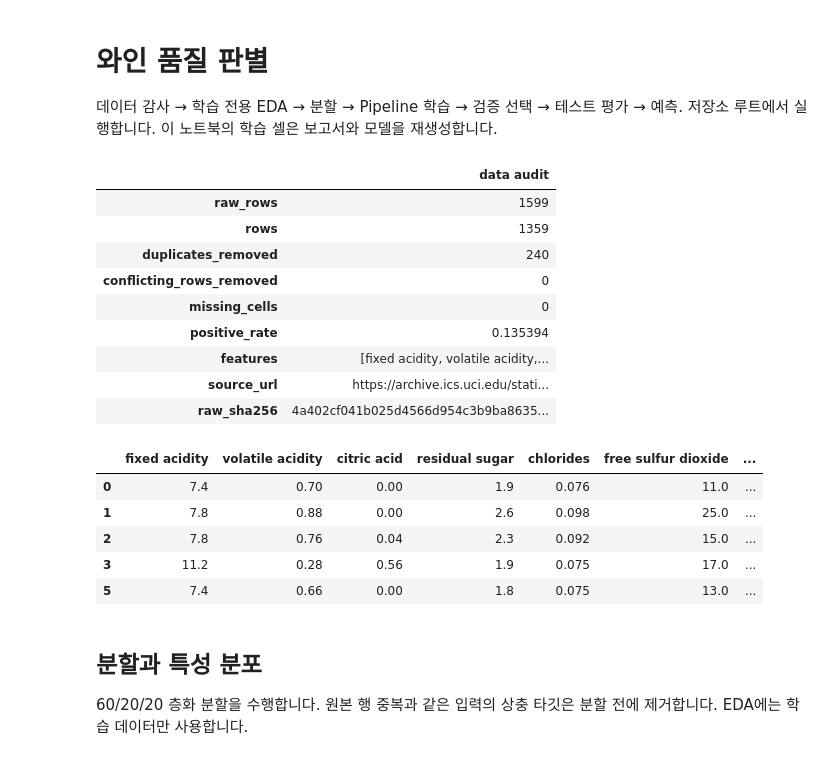
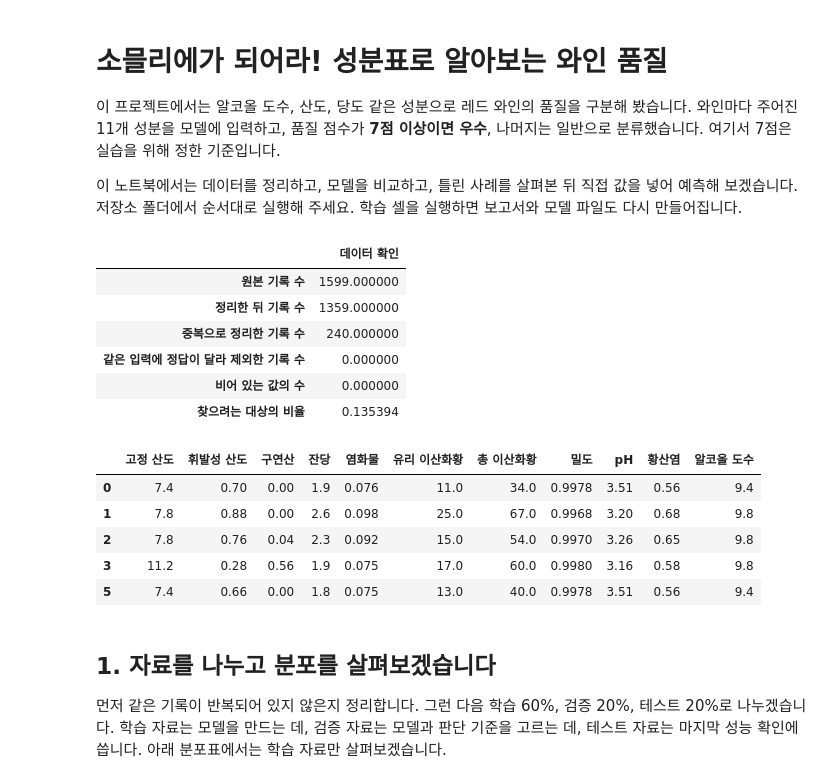
Before and after one commit to JHZZAng12/wine-quality-classifier, a Jupyter notebook: analysis.ipynb, the cells around one changed output. Drawn from its saved outputs; the diff is of its cells as text; code cells hidden in the pictures.

```diff
--- a/analysis.ipynb
+++ b/analysis.ipynb
@@ -1,38 +1,42 @@
 # %% [markdown]
-# 와인 품질 판별
+# 소믈리에가 되어라! 성분표로 알아보는 와인 품질
 
-데이터 감사 → 학습 전용 EDA → 분할 → Pipeline 학습 → 검증 선택 → 테스트 평가 → 예측. 저장소 루트에서 실행합니다. 이 노트북의 학습 셀은 보고서와 모델을 재생성합니다.
+이 프로젝트에서는 알코올 도수, 산도, 당도 같은 성분으로 레드 와인의 품질을 구분해 봤습니다. 와인마다 주어진 11개 성분을 모델에 입력하고, 품질 점수가 **7점 이상이면 우수**, 나머지는 일반으로 분류했습니다. 여기서 7점은 실습을 위해 정한 기준입니다.
+
+이 노트북에서는 데이터를 정리하고, 모델을 비교하고, 틀린 사례를 살펴본 뒤 직접 값을 넣어 예측해 보겠습니다. 저장소 폴더에서 순서대로 실행해 주세요. 학습 셀을 실행하면 보고서와 모델 파일도 다시 만들어집니다.
 # %%
 from pathlib import Path
 import json
 import pandas as pd
 from IPython.display import display, Image, Markdown
 from train import load_data, split_data, train
 from predict import predict
+from reporting import (FEATURE_LABELS, METRIC_LABELS, comparison_for_readers,
+                       importance_for_readers, errors_for_readers)
 import joblib
+
+# 입력에 쓰는 영문 열 이름은 유지하고, 표를 보여 줄 때만 한국어 이름을 붙입니다.
 X, y, audit = load_data()
-display(pd.Series(audit).to_frame("data audit"))
-display(X.head())
+audit_labels = {'raw_rows':'원본 기록 수', 'rows':'정리한 뒤 기록 수', 'duplicates_removed':'중복으로 정리한 기록 수', 'conflicting_rows_removed':'같은 입력에 정답이 달라 제외한 기록 수', 'missing_cells':'비어 있는 값의 수', 'positive_rate':'찾으려는 대상의 비율'}
+display(pd.Series({label:audit[key] for key,label in audit_labels.items()}).to_frame('데이터 확인'))
+display(X.head().rename(columns=FEATURE_LABELS))
 # %% [output]
-|  | data audit |
-| raw_rows | 1599 |
-| rows | 1359 |
-| duplicates_removed | 240 |
-| conflicting_rows_removed | 0 |
-| missing_cells | 0 |
-| positive_rate | 0.135394 |
-| features | [fixed acidity, volatile acidity,... |
-| source_url | https://archive.ics.uci.edu/stati... |
-| raw_sha256 | 4a402cf041b025d4566d954c3b9ba8635... |
+|  | 데이터 확인 |
+| 원본 기록 수 | 1599.000000 |
+| 정리한 뒤 기록 수 | 1359.000000 |
+| 중복으로 정리한 기록 수 | 240.000000 |
+| 같은 입력에 정답이 달라 제외한 기록 수 | 0.000000 |
+| 비어 있는 값의 수 | 0.000000 |
+| 찾으려는 대상의 비율 | 0.135394 |
-|  | fixed acidity | volatile acidity | citric acid | residual sugar | chlorides | free sulfur dioxide | ... |
-| 0 | 7.4 | 0.70 | 0.00 | 1.9 | 0.076 | 11.0 | ... |
-| 1 | 7.8 | 0.88 | 0.00 | 2.6 | 0.098 | 25.0 | ... |
-| 2 | 7.8 | 0.76 | 0.04 | 2.3 | 0.092 | 15.0 | ... |
-| 3 | 11.2 | 0.28 | 0.56 | 1.9 | 0.075 | 17.0 | ... |
-| 5 | 7.4 | 0.66 | 0.00 | 1.8 | 0.075 | 13.0 | ... |
+|  | 고정 산도 | 휘발성 산도 | 구연산 | 잔당 | 염화물 | 유리 이산화황 | 총 이산화황 | 밀도 | pH | 황산염 | 알코올 도수 |
+| 0 | 7.4 | 0.70 | 0.00 | 1.9 | 0.076 | 11.0 | 34.0 | 0.9978 | 3.51 | 0.56 | 9.4 |
+| 1 | 7.8 | 0.88 | 0.00 | 2.6 | 0.098 | 25.0 | 67.0 | 0.9968 | 3.20 | 0.68 | 9.8 |
+| 2 | 7.8 | 0.76 | 0.04 | 2.3 | 0.092 | 15.0 | 54.0 | 0.9970 | 3.26 | 0.65 | 9.8 |
+| 3 | 11.2 | 0.28 | 0.56 | 1.9 | 0.075 | 17.0 | 60.0 | 0.9980 | 3.16 | 0.58 | 9.8 |
+| 5 | 7.4 | 0.66 | 0.00 | 1.8 | 0.075 | 13.0 | 40.0 | 0.9978 | 3.51 | 0.56 | 9.4 |
 # %% [markdown]
-## 분할과 특성 분포
+## 1. 자료를 나누고 분포를 살펴보겠습니다
 
-60/20/20 층화 분할을 수행합니다. 원본 행 중복과 같은 입력의 상충 타깃은 분할 전에 제거합니다. EDA에는 학습 데이터만 사용합니다.
+먼저 같은 기록이 반복되어 있지 않은지 정리합니다. 그런 다음 학습 60%, 검증 20%, 테스트 20%로 나누겠습니다. 학습 자료는 모델을 만드는 데, 검증 자료는 모델과 판단 기준을 고르는 데, 테스트 자료는 마지막 성능 확인에 씁니다. 아래 분포표에서는 학습 자료만 살펴보겠습니다.
 # %%
 Xtr, Xv, Xt, ytr, yv, yt = split_data(X, y)
```
Also changed, not shown: parts of 12 cells of this notebook, 12 other files.
